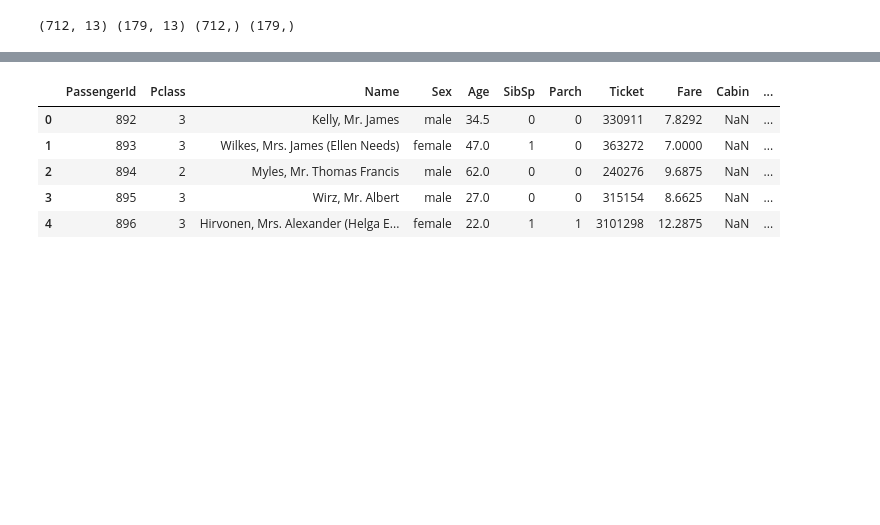
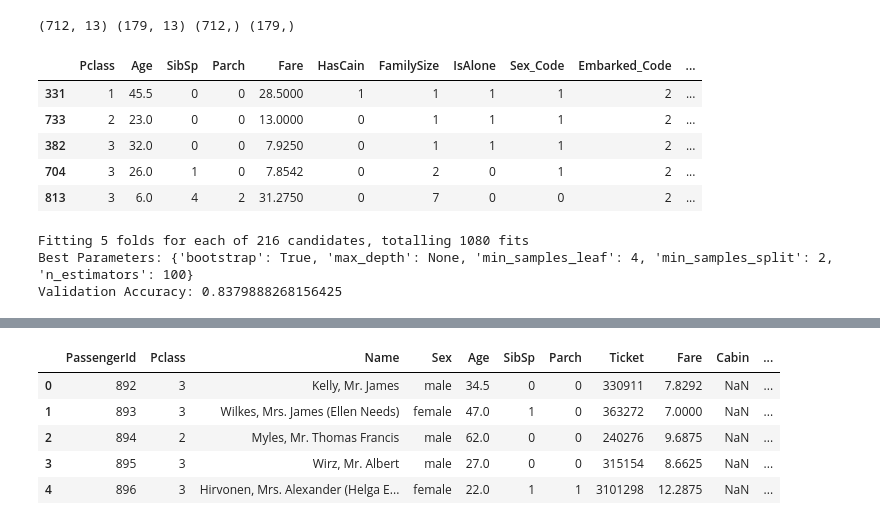
Before and after one commit to aakashv-git/Projects, a Jupyter notebook: Titanic_Disaster/code/Titanic_Machine_Learning_from_Disaster.ipynb, the cells around one changed output, grey strips where cells are left out. Drawn from its saved outputs; the diff is of its cells as text; code cells hidden in the pictures; blank space fills up the shorter version.

```diff
--- a/Titanic_Disaster/code/Titanic_Machine_Learning_from_Disaster.ipynb
+++ b/Titanic_Disaster/code/Titanic_Machine_Learning_from_Disaster.ipynb
@@ -141,0 +101,28 @@ None
+# %%
+# Feature Engineering
+
+# Create new feature 'FamilySize'
+train_data['FamilySize'] = train_data['SibSp'] + train_data['Parch'] + 1
+
+# Create new Feature 'IsAlone'
+train_data['IsAlone'] = (train_data['FamilySize'] == 1).astype(int)
+train_data['IsAlone'].loc[train_data['FamilySize'] > 1] = 0  # If family size is greater than 1, set to 0 (False)
+train_data['Title'] = train_data['Name'].str.split(', ', expand=True)[1].str.split('.', expand=True)[0]
+train_data['FareBin'] = pd.qcut(train_data['Fare'], 4)
+train_data['AgeBin'] = pd.cut(train_data['Age'].astype(int), 5)
+
+# Encoding categorical variables
+label = LabelEncoder()
+train_data['Sex_Code'] = label.fit_transform(train_data['Sex'])
+train_data['Embarked_Code'] = label.fit_transform(train_data['Embarked'])
+train_data['Title_Code'] = label.fit_transform(train_data['Title'])
+train_data['FareBin_Code'] = label.fit_transform(train_data['FareBin'])
+train_data['AgeBin_Code'] = label.fit_transform(train_data['AgeBin'])
+
+# Drop unnecessary columns
+drop_cols = ['PassengerId', 'Name', 'Ticket', 'Sex', 'Embarked', 'Title', 'FareBin', 'AgeBin']
+train_data.drop(columns=drop_cols, inplace=True)
+
+# Verifying the changes
+print(train_data.head())
+print(train_data.info())
@@ -153,3 +162,43 @@ X_train, X_val, y_train, y_val = train_test_split(features, target, test_size=0.
 print(X_train.shape, X_val.shape, y_train.shape, y_val.shape)
 # %% [output]
 (712, 13) (179, 13) (712,) (179,)
+# %%
+X_train.head()
+# %% [output]
+|  | Pclass | Age | SibSp | Parch | Fare | HasCain | FamilySize | IsAlone | Sex_Code | Embarked_Code | ... |
+| 331 | 1 | 45.5 | 0 | 0 | 28.5000 | 1 | 1 | 1 | 1 | 2 | ... |
+| 733 | 2 | 23.0 | 0 | 0 | 13.0000 | 0 | 1 | 1 | 1 | 2 | ... |
+| 382 | 3 | 32.0 | 0 | 0 | 7.9250 | 0 | 1 | 1 | 1 | 2 | ... |
+| 704 | 3 | 26.0 | 1 | 0 | 7.8542 | 0 | 2 | 0 | 1 | 2 | ... |
+| 813 | 3 | 6.0 | 4 | 2 | 31.2750 | 0 | 7 | 0 | 0 | 2 | ... |
+# %%
+# Train a RandomForest model
+rf_model = RandomForestClassifier(random_state=42)
+param_grid = {
+    'n_estimators': [100, 200, 300],
+    'max_depth': [None, 10, 20, 30],
+    'min_samples_split': [2, 5, 10],
+    'min_samples_leaf': [1, 2, 4],
+    'bootstrap': [True, False]
+}
+
+# Use GridSearchCV to find the best hyperparameters
+grid_search = GridSearchCV(estimator=rf_model, param_grid=param_grid, cv=5, n_jobs=-1, verbose=2)
+grid_search.fit(X_train, y_train)
+
+# Get the best parameters
+best_params = grid_search.best_params_
+print(f"Best Parameters: {best_params}")
+
+# Train the model with the best parameters
+best_rf_model = grid_search.best_estimator_
+best_rf_model.fit(X_train, y_train)
+
+# Validate the model
+y_pred = best_rf_model.predict(X_val)
+accuracy = accuracy_score(y_val, y_pred)
+print(f'Validation Accuracy: {accuracy}')
+# %% [output]
+Fitting 5 folds for each of 216 candidates, totalling 1080 fits
+Best Parameters: {'bootstrap': True, 'max_depth': None, 'min_samples_leaf': 4, 'min_samples_split': 2, 'n_estimators': 100}
+Validation Accuracy: 0.8379888268156425
```
Also changed, not shown: parts of 18 cells of this notebook.
